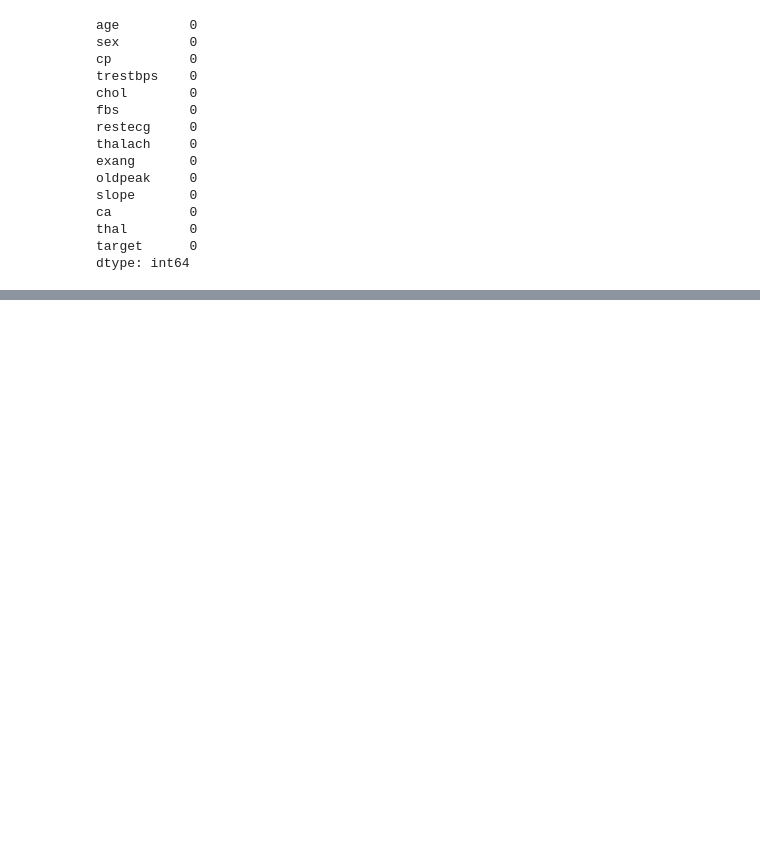
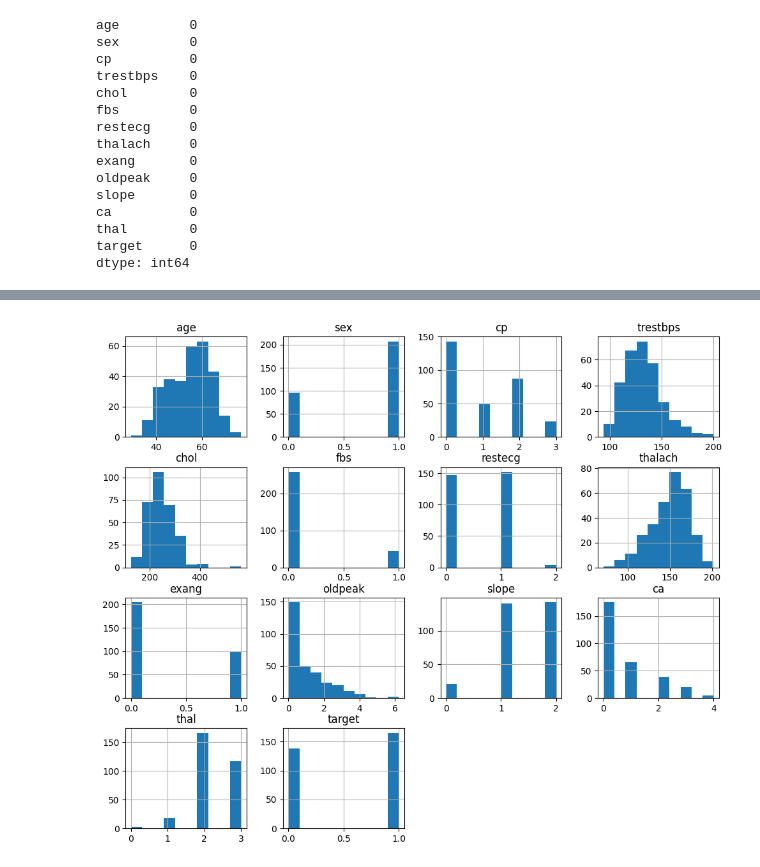
Before and after one commit to ajay6034/Heart-Disease-Prediction, a Jupyter notebook: test_code.ipynb, the cells around one changed output, grey strips where cells are left out. Saved outputs shown, nothing was run; the diff lists cells and outputs as text; code cells hidden in the pictures; blank space fills up the shorter version.

```diff
--- a/test_code.ipynb
+++ b/test_code.ipynb
@@ -43,0 +135,6 @@ dtype: int64
+# %%
+# Histograms for continuous features
+df.hist(figsize=(12, 10))
+plt.show()
+# %% [output]
+[figure, added]
```
Also changed, not shown: parts of 26 cells of this notebook.
